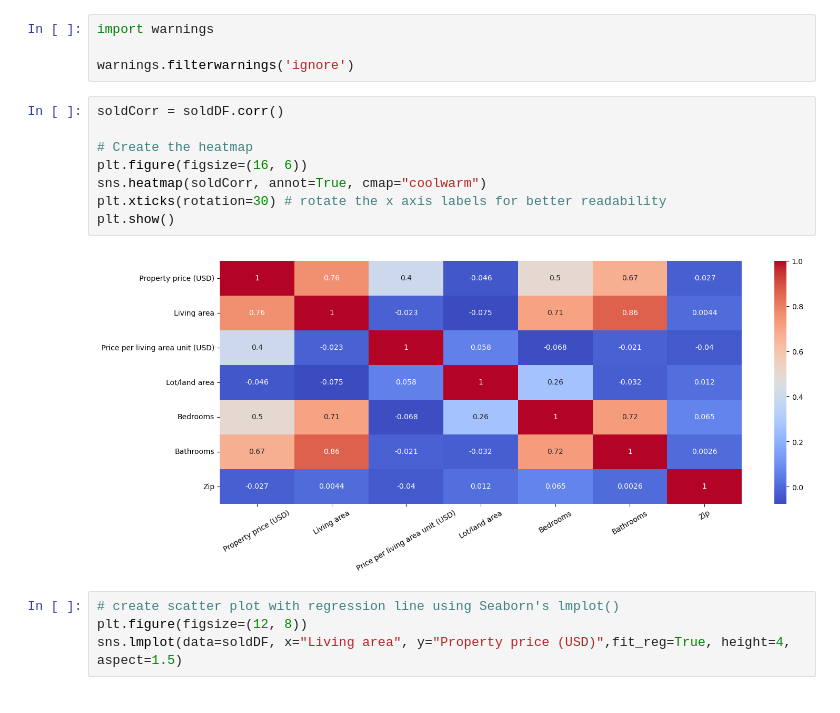
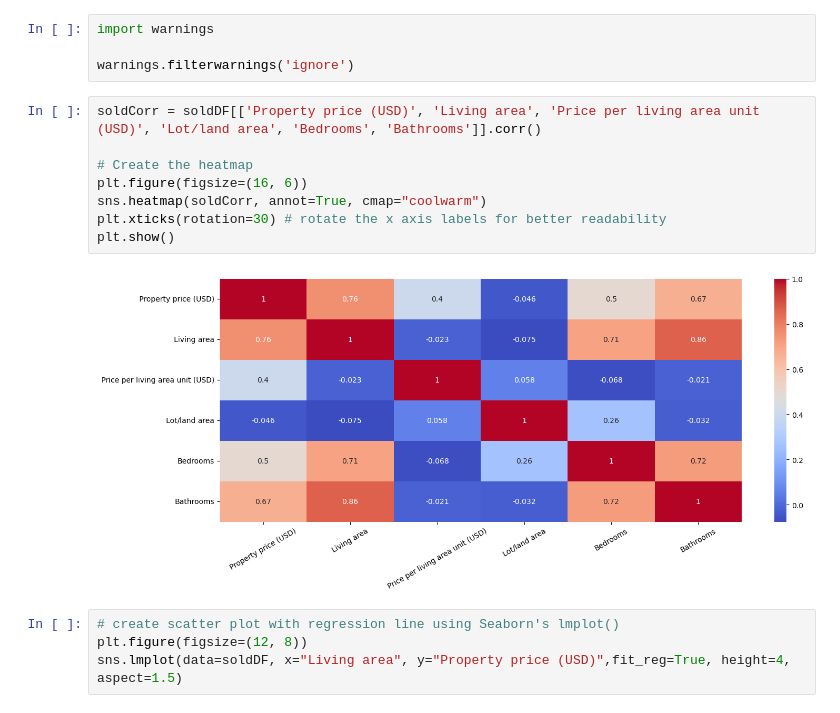
Before and after one commit to SUPERINTIALD/CSCI_4502_5502_Data_Mining_Final_Project, a Jupyter notebook: Market-Analysis.ipynb, the cells around one changed output. Cells and saved outputs as stored; diff of their text form.

Commit message:
update visualizations

```diff
--- a/Market-Analysis.ipynb
+++ b/Market-Analysis.ipynb
@@ -468,15 +468,15 @@ import warnings
 
 warnings.filterwarnings('ignore')
 # %%
-soldCorr = soldDF.corr()
+soldCorr = soldDF[['Property price (USD)', 'Living area', 'Price per living area unit (USD)', 'Lot/land area', 'Bedrooms', 'Bathrooms']].corr()
 
 # Create the heatmap
 plt.figure(figsize=(16, 6))
 sns.heatmap(soldCorr, annot=True, cmap="coolwarm")
 plt.xticks(rotation=30) # rotate the x axis labels for better readability
 plt.show()
 # %% [output]
-[figure, old version]
+[figure, new version]
 # %%
 # create scatter plot with regression line using Seaborn's lmplot()
 plt.figure(figsize=(12, 8))
```
